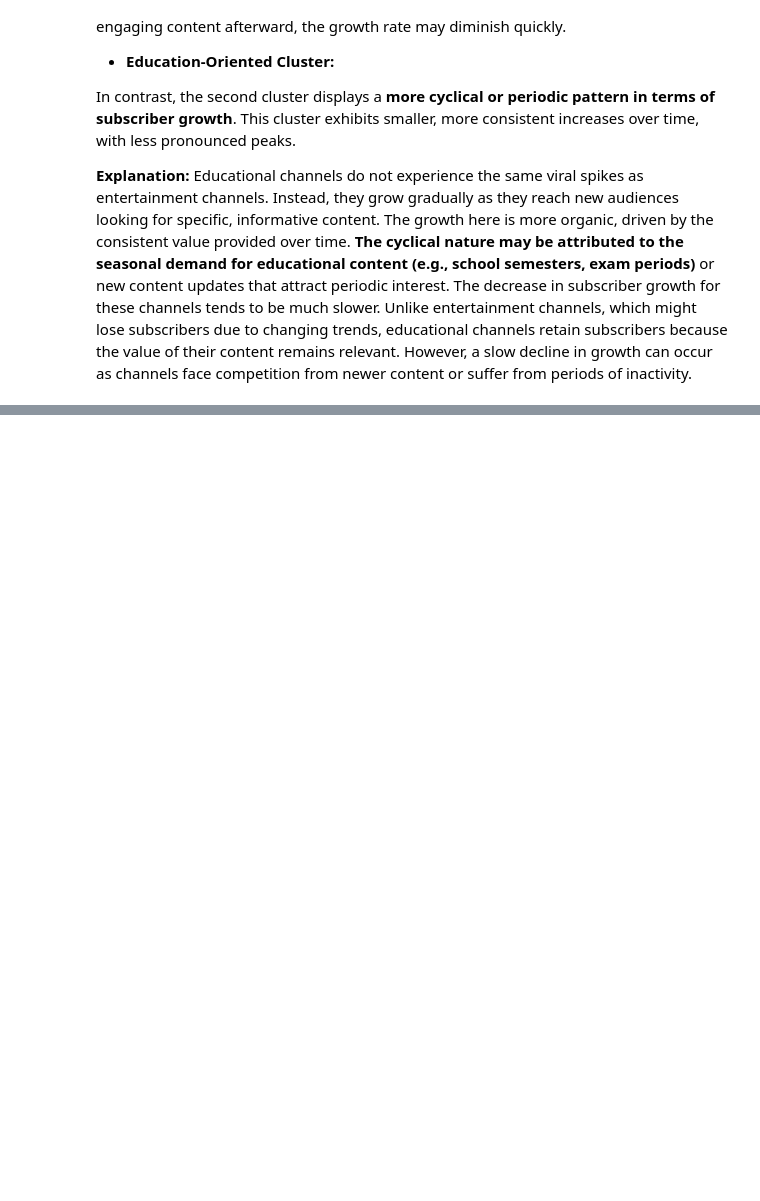
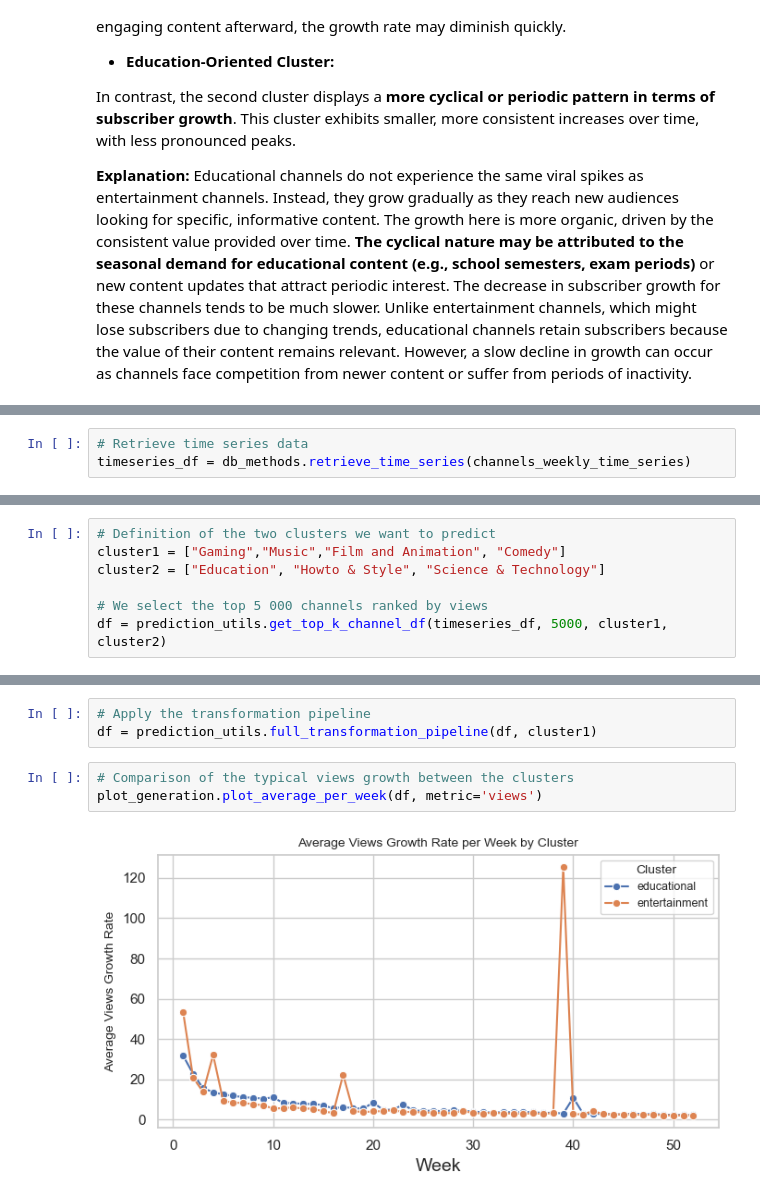
Before and after one commit to epfl-ada/ada-2024-project-grenobelgium, a Jupyter notebook: results.ipynb, the cells around one changed output, grey strips where cells are left out. Drawn from its saved outputs; the diff is of its cells as text; blank space fills up the shorter version.

```diff
--- a/results.ipynb
+++ b/results.ipynb
@@ -1044,0 +1054,3 @@ In contrast, the second cluster displays a **more cyclical or periodic pattern i
+# %%
+# Retrieve time series data
+timeseries_df = db_methods.retrieve_time_series(channels_weekly_time_series)
@@ -1044,0 +1060,7 @@ In contrast, the second cluster displays a **more cyclical or periodic pattern i
+# %%
+# Definition of the two clusters we want to predict
+cluster1 = ["Gaming","Music","Film and Animation", "Comedy"]
+cluster2 = ["Education", "Howto & Style", "Science & Technology"]
+
+# We select the top 5 000 channels ranked by views
+df = prediction_utils.get_top_k_channel_df(timeseries_df, 5000, cluster1, cluster2)
@@ -1044,0 +1071,8 @@ In contrast, the second cluster displays a **more cyclical or periodic pattern i
+# %%
+# Apply the transformation pipeline
+df = prediction_utils.full_transformation_pipeline(df, cluster1)
+# %%
+# Comparison of the typical views growth between the clusters
+plot_generation.plot_average_per_week(df, metric='views')
+# %% [output]
+[figure, added]
```
Also changed, not shown: parts of 21 cells of this notebook, 4 other files.
